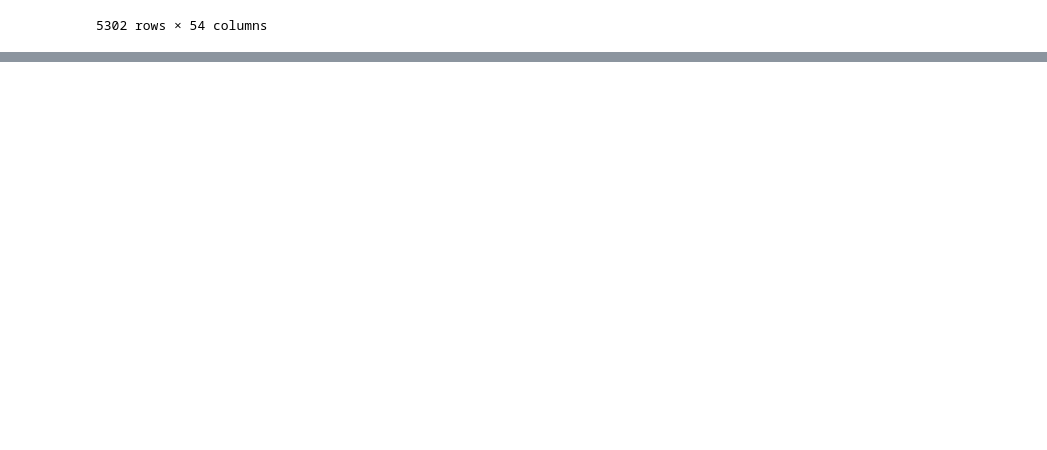
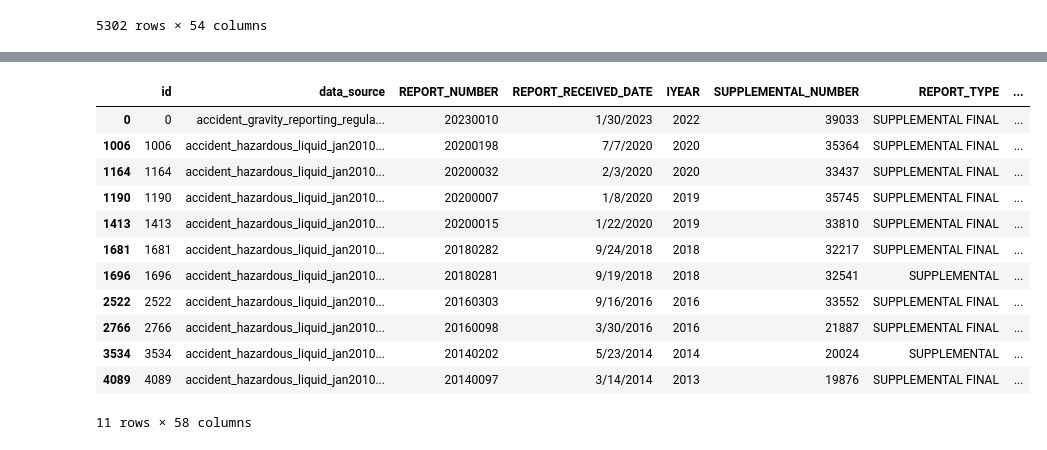
Before and after one commit to iivansmaliakou/ED-awarie, a Jupyter notebook: main.ipynb, the cells around one changed output, grey strips where cells are left out. Drawn from its saved outputs; the diff is of its cells as text; code cells hidden in the pictures; blank space fills up the shorter version.

```diff
--- a/main.ipynb
+++ b/main.ipynb
@@ -101,0 +120,2 @@ array([nan])
+# %%
+ivans_df_nan_filtered=ivans_df_raw.loc[:, ivans_df_raw.isna().apply(lambda row: row.sum()/row.size, axis=0) < 0.2]
@@ -101,0 +144,16 @@ array([nan])
+# %%
+ivans_df_nan_filtered.loc[ivans_df_nan_filtered['NAME'] == 'DELEK LOGISTICS OPERATING, LLC.']
+# %% [output]
+|  | id | data_source | REPORT_NUMBER | REPORT_RECEIVED_DATE | IYEAR | SUPPLEMENTAL_NUMBER | REPORT_TYPE | ... |
+| 0 | 0 | accident_gravity_reporting_regula... | 20230010 | 1/30/2023 | 2022 | 39033 | SUPPLEMENTAL FINAL | ... |
+| 1006 | 1006 | accident_hazardous_liquid_jan2010... | 20200198 | 7/7/2020 | 2020 | 35364 | SUPPLEMENTAL FINAL | ... |
+| 1164 | 1164 | accident_hazardous_liquid_jan2010... | 20200032 | 2/3/2020 | 2020 | 33437 | SUPPLEMENTAL FINAL | ... |
+| 1190 | 1190 | accident_hazardous_liquid_jan2010... | 20200007 | 1/8/2020 | 2019 | 35745 | SUPPLEMENTAL FINAL | ... |
+| 1413 | 1413 | accident_hazardous_liquid_jan2010... | 20200015 | 1/22/2020 | 2019 | 33810 | SUPPLEMENTAL FINAL | ... |
+| 1681 | 1681 | accident_hazardous_liquid_jan2010... | 20180282 | 9/24/2018 | 2018 | 32217 | SUPPLEMENTAL FINAL | ... |
+| 1696 | 1696 | accident_hazardous_liquid_jan2010... | 20180281 | 9/19/2018 | 2018 | 32541 | SUPPLEMENTAL | ... |
+| 2522 | 2522 | accident_hazardous_liquid_jan2010... | 20160303 | 9/16/2016 | 2016 | 33552 | SUPPLEMENTAL FINAL | ... |
+| 2766 | 2766 | accident_hazardous_liquid_jan2010... | 20160098 | 3/30/2016 | 2016 | 21887 | SUPPLEMENTAL FINAL | ... |
+| 3534 | 3534 | accident_hazardous_liquid_jan2010... | 20140202 | 5/23/2014 | 2014 | 20024 | SUPPLEMENTAL | ... |
+| 4089 | 4089 | accident_hazardous_liquid_jan2010... | 20140097 | 3/14/2014 | 2013 | 19876 | SUPPLEMENTAL FINAL | ... |
+11 rows × 58 columns
```
Also changed, not shown: parts of 9 cells of this notebook, 1 other file.
